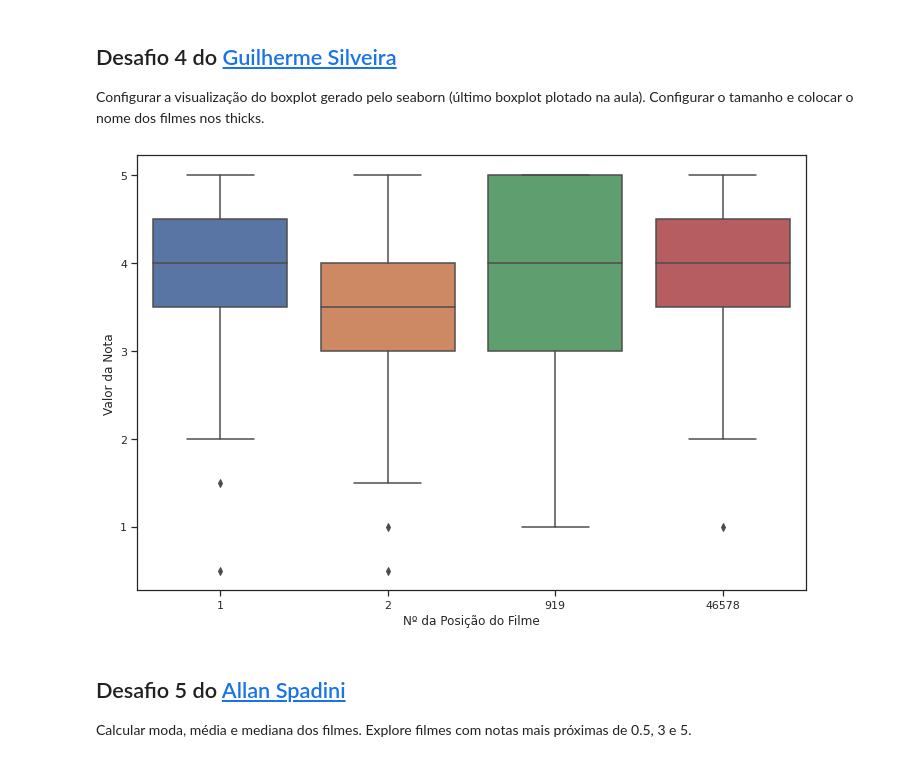
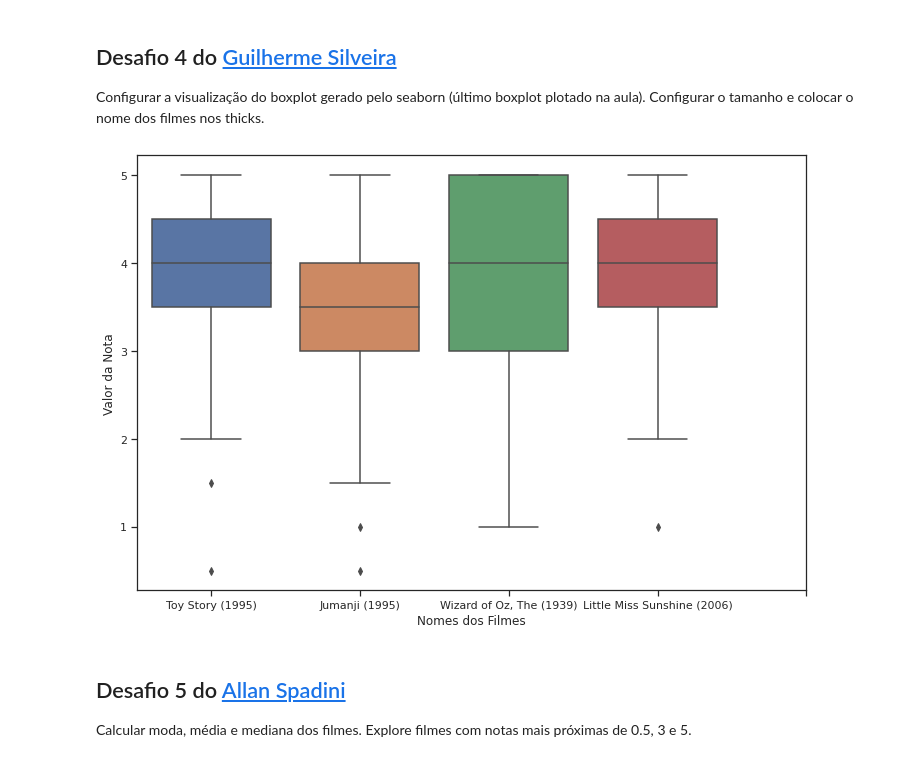
Before and after one commit to itimes-digital/quarentena-dados-alura, a Jupyter notebook: QuarentenaDados_aula02.ipynb, the cells around one changed output. Drawn from its saved outputs; the diff is of its cells as text; code cells hidden in the pictures.

```diff
--- a/QuarentenaDados_aula02.ipynb
+++ b/QuarentenaDados_aula02.ipynb
@@ -918,17 +918,22 @@ Configurar a visualização do boxplot gerado pelo seaborn (último boxplot plot
 # %%
 plt.figure(figsize=(12,8))
 
 filmes_filtrados = avaliacoes.query("filmeId in [1,2,919,46578]")
 sns.set(style="ticks")
 
 g, axis = sns.boxplot(data = filmes_filtrados, x ="filmeId", y="nota").set(
-    xlabel='Nº da Posição do Filme',
+    xlabel='Nomes dos Filmes',
     ylabel='Valor da Nota'
 )
 
+plt.xticks([0, 1, 2, 3, 4], [filmes_com_media_total.query("filmeId in [1]")['titulo'].values[0],
+                             filmes_com_media_total.query("filmeId in [2]")['titulo'].values[0],
+                             filmes_com_media_total.query("filmeId in [919]")['titulo'].values[0],
+                             filmes_com_media_total.query("filmeId in [46578]")['titulo'].values[0]])
+
 plt.show()
 # %% [output]
-[figure, old version]
+[figure, new version]
 # %% [markdown]
 ## Desafio 5 do [Allan Spadini](https://twitter.com/allanspadini)
 
```
Also changed, not shown: parts of 1 cell of this notebook.
